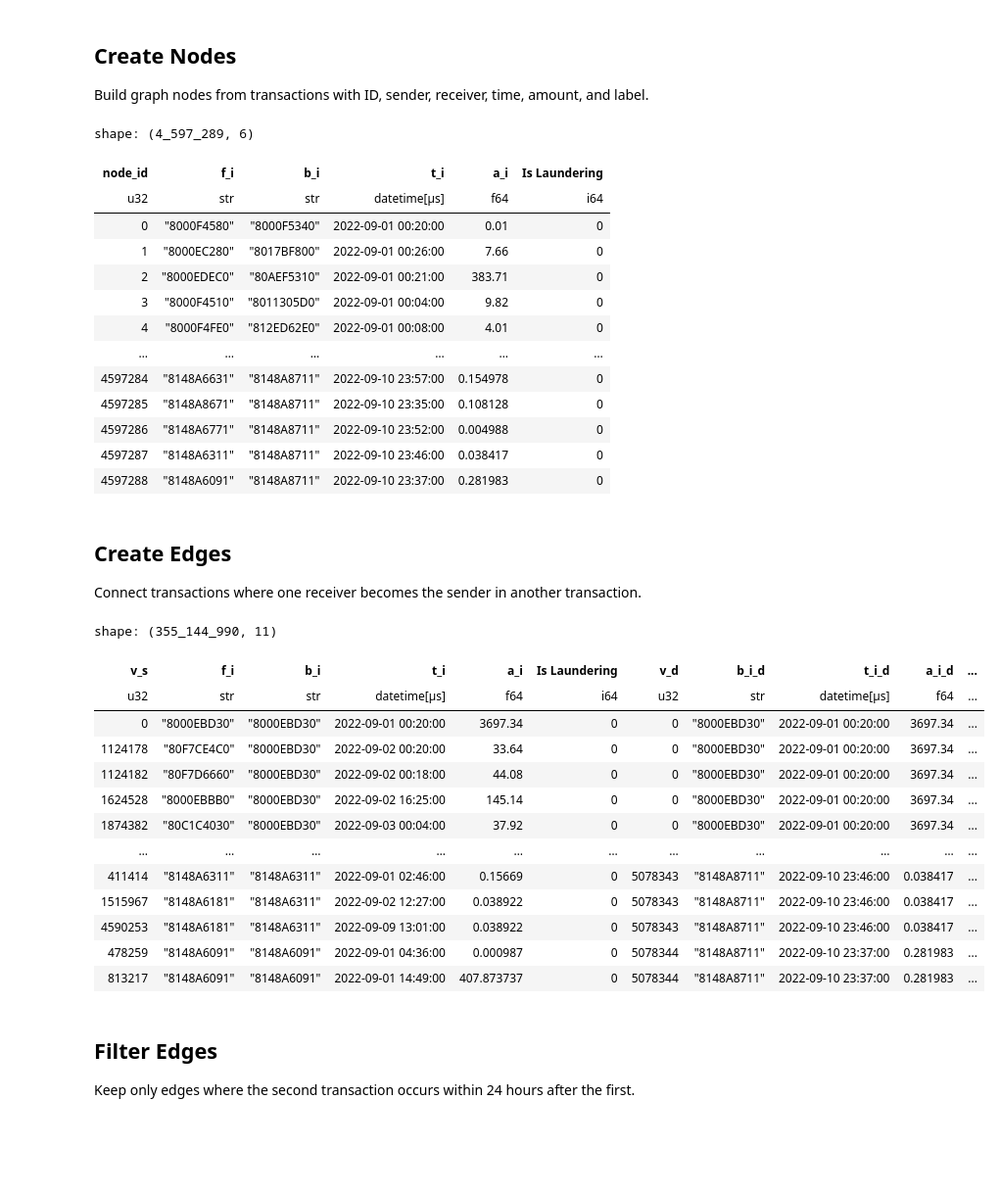
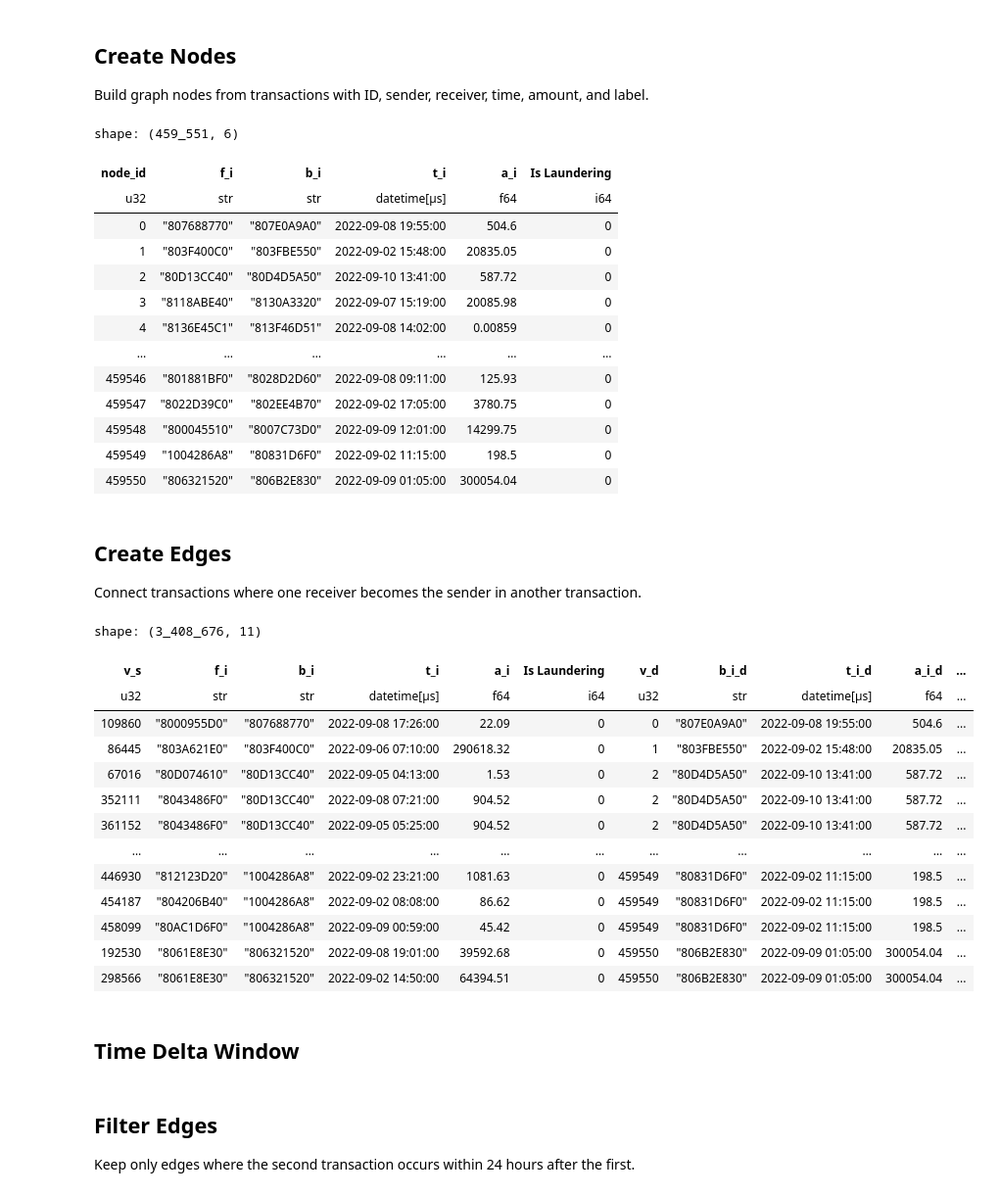
Before and after one commit to FrosBitz/KBTG-hackathon, a Jupyter notebook: EDA.ipynb, the cells around one changed output. Shown at 98% size. Cells and saved outputs as stored; diff of their text form; code cells hidden in the pictures; blank space fills up the shorter version.

```diff
--- a/EDA.ipynb
+++ b/EDA.ipynb
@@ -12,10 +31,15 @@ Requirement already satisfied: polars in c:\users\dell\appdata\roaming\python\py
 Install required library.
 # %%
 import polars as pl
+import networkx as nx
+import matplotlib.pyplot as plt
 
 # df = pl.read_csv('data/HI-Small_Trans.csv')
 # Try lazy frame
-df = pl.scan_csv('data/HI-Small_Trans.csv')
+df = pl.read_csv('data/HI-Small_Trans.csv')
+
+# Sample only 10% of full data for memory management, commented out if want full data
+df = df.sample(fraction=0.10, with_replacement=False, seed=42).lazy()
 # %% [markdown]
 ## Load Data
 
@@ -82,20 +106,20 @@ nodes = df.with_row_index("node_id").select([
 # %%
 nodes.collect()
 # %% [output]
-shape: (4_597_289, 6)
+shape: (459_551, 6)
 | node_id | f_i | b_i | t_i | a_i | Is Laundering |
 | u32 | str | str | datetime[μs] | f64 | i64 |
-| 0 | "8000F4580" | "8000F5340" | 2022-09-01 00:20:00 | 0.01 | 0 |
-| 1 | "8000EC280" | "8017BF800" | 2022-09-01 00:26:00 | 7.66 | 0 |
-| 2 | "8000EDEC0" | "80AEF5310" | 2022-09-01 00:21:00 | 383.71 | 0 |
-| 3 | "8000F4510" | "8011305D0" | 2022-09-01 00:04:00 | 9.82 | 0 |
-| 4 | "8000F4FE0" | "812ED62E0" | 2022-09-01 00:08:00 | 4.01 | 0 |
+| 0 | "807688770" | "807E0A9A0" | 2022-09-08 19:55:00 | 504.6 | 0 |
+| 1 | "803F400C0" | "803FBE550" | 2022-09-02 15:48:00 | 20835.05 | 0 |
+| 2 | "80D13CC40" | "80D4D5A50" | 2022-09-10 13:41:00 | 587.72 | 0 |
+| 3 | "8118ABE40" | "8130A3320" | 2022-09-07 15:19:00 | 20085.98 | 0 |
+| 4 | "8136E45C1" | "813F46D51" | 2022-09-08 14:02:00 | 0.00859 | 0 |
 | … | … | … | … | … | … |
-| 4597284 | "8148A6631" | "8148A8711" | 2022-09-10 23:57:00 | 0.154978 | 0 |
-| 4597285 | "8148A8671" | "8148A8711" | 2022-09-10 23:35:00 | 0.108128 | 0 |
-| 4597286 | "8148A6771" | "8148A8711" | 2022-09-10 23:52:00 | 0.004988 | 0 |
-| 4597287 | "8148A6311" | "8148A8711" | 2022-09-10 23:46:00 | 0.038417 | 0 |
-| 4597288 | "8148A6091" | "8148A8711" | 2022-09-10 23:37:00 | 0.281983 | 0 |
+| 459546 | "801881BF0" | "8028D2D60" | 2022-09-08 09:11:00 | 125.93 | 0 |
+| 459547 | "8022D39C0" | "802EE4B70" | 2022-09-02 17:05:00 | 3780.75 | 0 |
+| 459548 | "800045510" | "8007C73D0" | 2022-09-09 12:01:00 | 14299.75 | 0 |
+| 459549 | "1004286A8" | "80831D6F0" | 2022-09-02 11:15:00 | 198.5 | 0 |
+| 459550 | "806321520" | "806B2E830" | 2022-09-09 01:05:00 | 300054.04 | 0 |
 # %% [markdown]
 ## Create Edges
 
@@ -108,22 +132,24 @@ edges = nodes.join(
     suffix="_d"
 ).rename({"node_id": "v_s", "node_id_d": "v_d"})
 # %%
-# edges.collect()
+edges.collect()
 # %% [output]
-shape: (355_144_990, 11)
+shape: (3_408_676, 11)
 | v_s | f_i | b_i | t_i | a_i | Is Laundering | v_d | b_i_d | t_i_d | a_i_d | ... |
 | u32 | str | str | datetime[μs] | f64 | i64 | u32 | str | datetime[μs] | f64 | ... |
-| 0 | "8000EBD30" | "8000EBD30" | 2022-09-01 00:20:00 | 3697.34 | 0 | 0 | "8000EBD30" | 2022-09-01 00:20:00 | 3697.34 | ... |
-| 1124178 | "80F7CE4C0" | "8000EBD30" | 2022-09-02 00:20:00 | 33.64 | 0 | 0 | "8000EBD30" | 2022-09-01 00:20:00 | 3697.34 | ... |
-| 1124182 | "80F7D6660" | "8000EBD30" | 2022-09-02 00:18:00 | 44.08 | 0 | 0 | "8000EBD30" | 2022-09-01 00:20:00 | 3697.34 | ... |
-| 1624528 | "8000EBBB0" | "8000EBD30" | 2022-09-02 16:25:00 | 145.14 | 0 | 0 | "8000EBD30" | 2022-09-01 00:20:00 | 3697.34 | ... |
-| 1874382 | "80C1C4030" | "8000EBD30" | 2022-09-03 00:04:00 | 37.92 | 0 | 0 | "8000EBD30" | 2022-09-01 00:20:00 | 3697.34 | ... |
+| 109860 | "8000955D0" | "807688770" | 2022-09-08 17:26:00 | 22.09 | 0 | 0 | "807E0A9A0" | 2022-09-08 19:55:00 | 504.6 | ... |
+| 86445 | "803A621E0" | "803F400C0" | 2022-09-06 07:10:00 | 290618.32 | 0 | 1 | "803FBE550" | 2022-09-02 15:48:00 | 20835.05 | ... |
+| 67016 | "80D074610" | "80D13CC40" | 2022-09-05 04:13:00 | 1.53 | 0 | 2 | "80D4D5A50" | 2022-09-10 13:41:00 | 587.72 | ... |
+| 352111 | "8043486F0" | "80D13CC40" | 2022-09-08 07:21:00 | 904.52 | 0 | 2 | "80D4D5A50" | 2022-09-10 13:41:00 | 587.72 | ... |
+| 361152 | "8043486F0" | "80D13CC40" | 2022-09-05 05:25:00 | 904.52 | 0 | 2 | "80D4D5A50" | 2022-09-10 13:41:00 | 587.72 | ... |
 | … | … | … | … | … | … | … | … | … | … | ... |
-| 411414 | "8148A6311" | "8148A6311" | 2022-09-01 02:46:00 | 0.15669 | 0 | 5078343 | "8148A8711" | 2022-09-10 23:46:00 | 0.038417 | ... |
-| 1515967 | "8148A6181" | "8148A6311" | 2022-09-02 12:27:00 | 0.038922 | 0 | 5078343 | "8148A8711" | 2022-09-10 23:46:00 | 0.038417 | ... |
-| 4590253 | "8148A6181" | "8148A6311" | 2022-09-09 13:01:00 | 0.038922 | 0 | 5078343 | "8148A8711" | 2022-09-10 23:46:00 | 0.038417 | ... |
-| 478259 | "8148A6091" | "8148A6091" | 2022-09-01 04:36:00 | 0.000987 | 0 | 5078344 | "8148A8711" | 2022-09-10 23:37:00 | 0.281983 | ... |
-| 813217 | "8148A6091" | "8148A6091" | 2022-09-01 14:49:00 | 407.873737 | 0 | 5078344 | "8148A8711" | 2022-09-10 23:37:00 | 0.281983 | ... |
+| 446930 | "812123D20" | "1004286A8" | 2022-09-02 23:21:00 | 1081.63 | 0 | 459549 | "80831D6F0" | 2022-09-02 11:15:00 | 198.5 | ... |
+| 454187 | "804206B40" | "1004286A8" | 2022-09-02 08:08:00 | 86.62 | 0 | 459549 | "80831D6F0" | 2022-09-02 11:15:00 | 198.5 | ... |
+| 458099 | "80AC1D6F0" | "1004286A8" | 2022-09-09 00:59:00 | 45.42 | 0 | 459549 | "80831D6F0" | 2022-09-02 11:15:00 | 198.5 | ... |
+| 192530 | "8061E8E30" | "806321520" | 2022-09-08 19:01:00 | 39592.68 | 0 | 459550 | "806B2E830" | 2022-09-09 01:05:00 | 300054.04 | ... |
+| 298566 | "8061E8E30" | "806321520" | 2022-09-02 14:50:00 | 64394.51 | 0 | 459550 | "806B2E830" | 2022-09-09 01:05:00 | 300054.04 | ... |
+# %% [markdown]
+## Time Delta Window
 # %%
 timedelta = pl.duration(hours=24)
 # %% [markdown]
```
Also changed, not shown: parts of 32 cells of this notebook.
